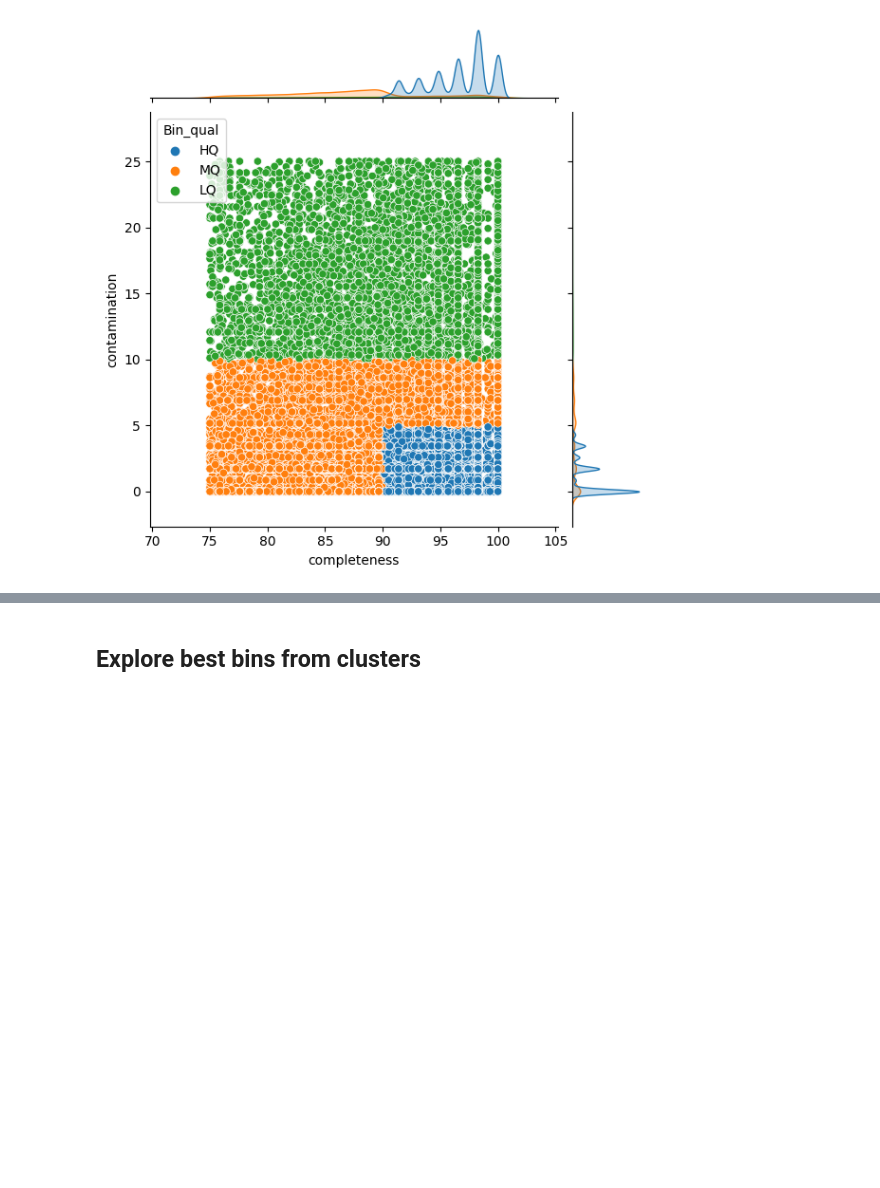
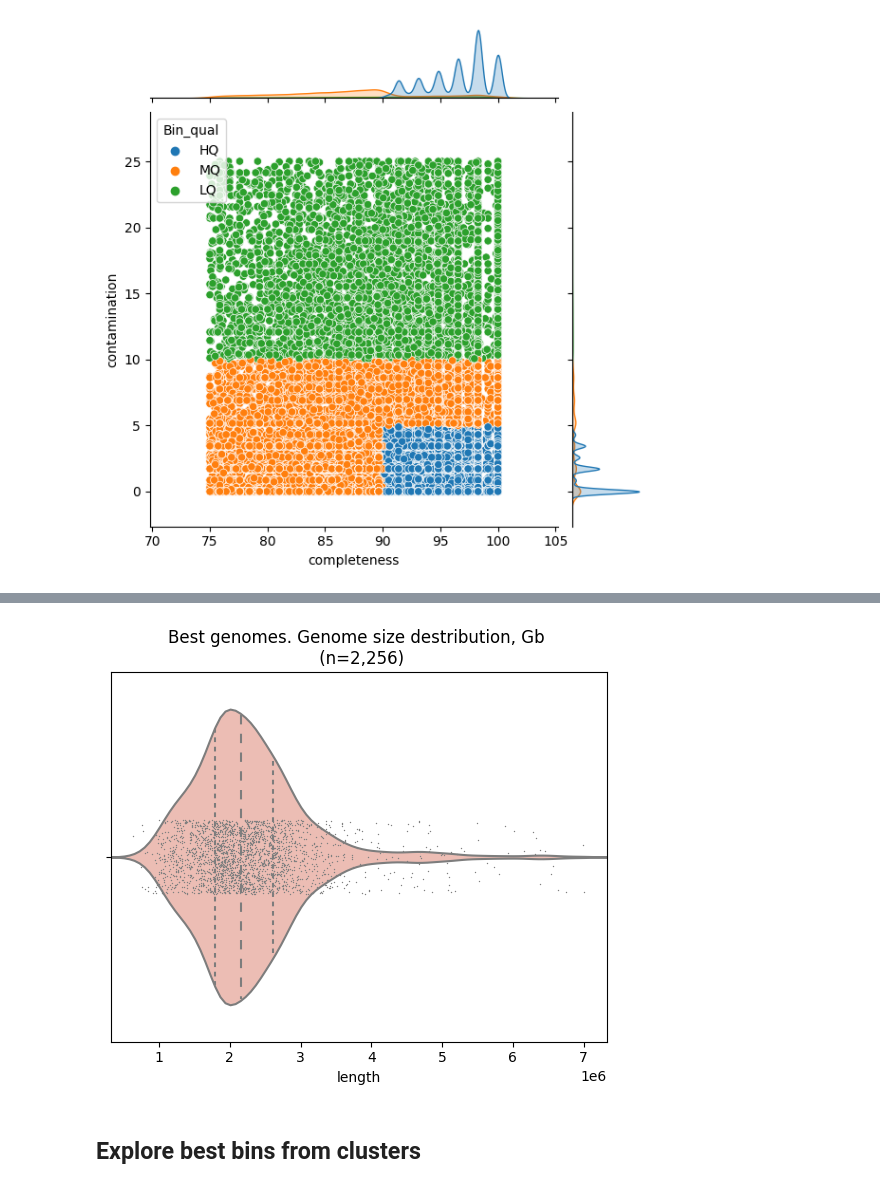
Before and after one commit to Chartiza/2023_Clusters, a Jupyter notebook: Clusters_all_table.ipynb, the cells around one changed output, grey strips where cells are left out. Cells and saved outputs as stored; diff of their text form; code cells hidden in the pictures; blank space fills up the shorter version.

```diff
--- a/Clusters_all_table.ipynb
+++ b/Clusters_all_table.ipynb
@@ -139,3 +194,11 @@ plt.savefig('results/BinCompleteness.jpg', dpi=150)
+# %%
+sns.violinplot(data=bst2, x='length', inner="quartile", color='#f5b6ab')
+sns.stripplot(data=bst2, x='length', color='grey', size=1)
+plt.title("Best genomes. Genome size destribution, Gb \n (n=2,256)")
+
+plt.savefig('results/Best_genomes_GenSize1.jpg', dpi=150)
+# %% [output]
+[figure, added]
 # %% [markdown]
 ## Explore best bins from clusters
 # %%
```
Also changed, not shown: parts of 13 cells of this notebook, 10 other files.
